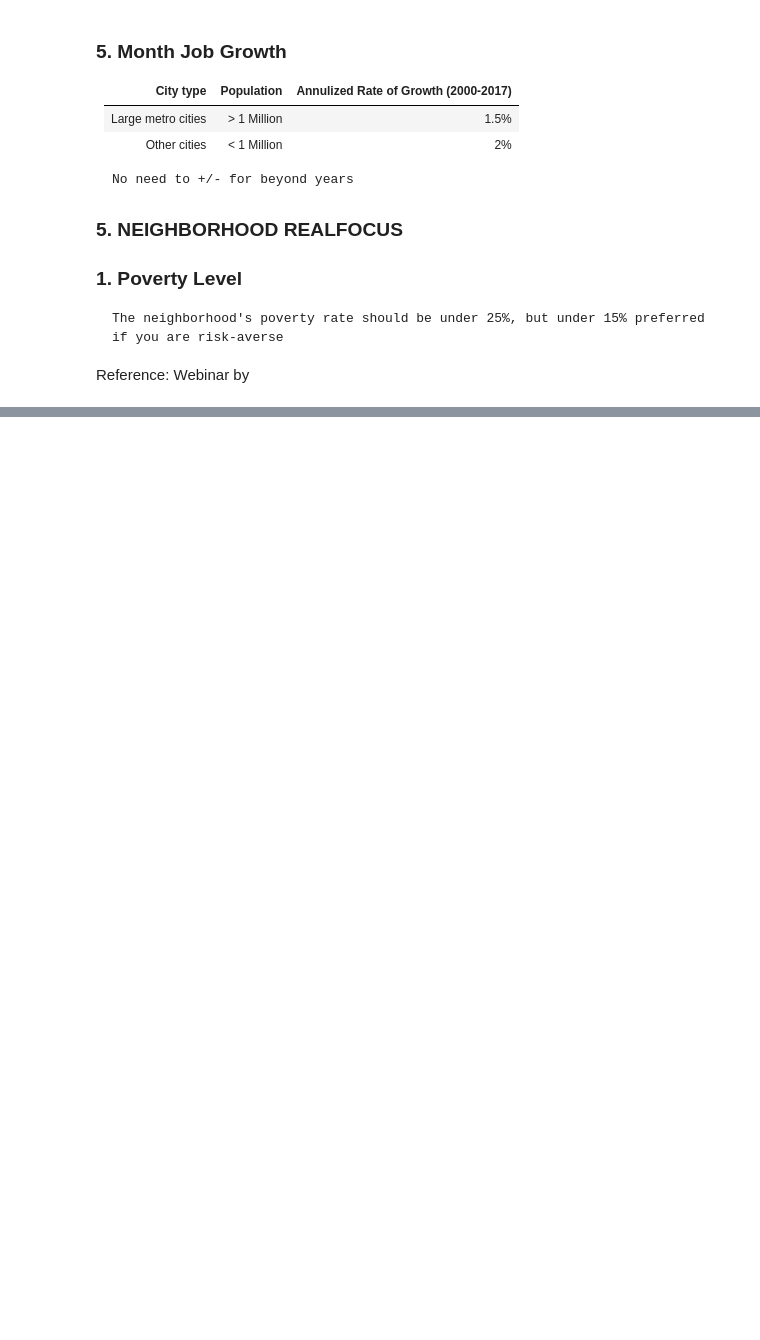
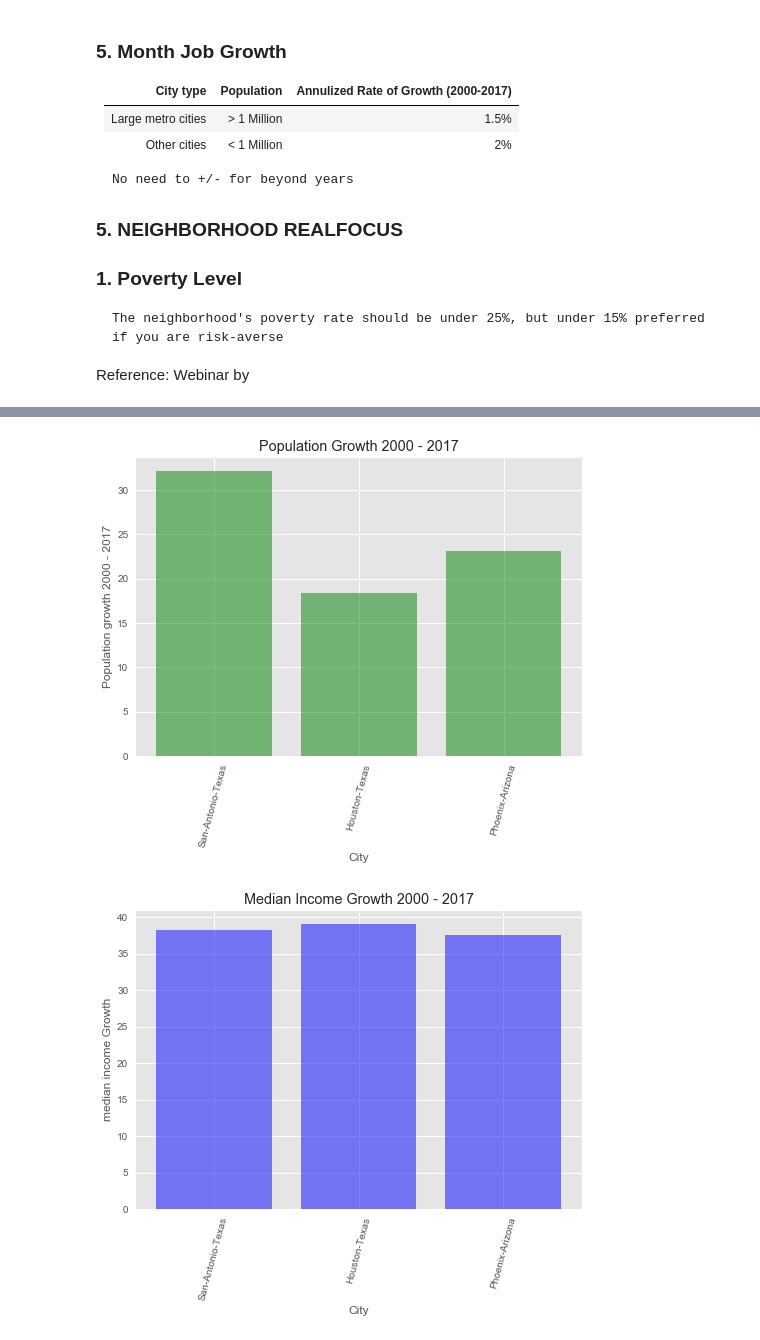
Before and after one commit to Zeriet/RESmartInvestAnalyzer, a Jupyter notebook: RE-Investmaent-Analysis.ipynb, the cells around one changed output, grey strips where cells are left out. Cells and saved outputs as stored; diff of their text form; code cells hidden in the pictures; blank space fills up the shorter version.

Commit message:
add plots

```diff
--- a/RE-Investmaent-Analysis.ipynb
+++ b/RE-Investmaent-Analysis.ipynb
@@ -88,0 +91,26 @@ df_filter
+# %%
+plt.style.use('ggplot')
+
+cities = df_filter.loc[:,'city'].values
+pop_growth = df_filter.loc[:,'pop_growth_%'].values
+
+# plt.subplot(1, 1, 1)
+plt.bar(cities, pop_growth, color ='green', align='center', alpha=0.5)
+plt.xlabel("City")
+plt.ylabel("Population growth 2000 - 2017")
+plt.title('Population Growth 2000 - 2017')
+plt.xticks(rotation=75)
+plt.show()
+
+median_income = df_filter.loc[:,'income_growth_%'].values
+
+# plt.subplot(1, 2, 2)
+plt.bar(cities, median_income, color ='blue', align='center', alpha=0.5)
+plt.xlabel("City")
+plt.ylabel("median income Growth")
+plt.title('Median Income Growth 2000 - 2017')
+plt.xticks(rotation=75)
+plt.show()
+# %% [output]
+[figure, added]
+[figure, added]
```
Also changed, not shown: parts of 3 cells of this notebook, 1 other file.
